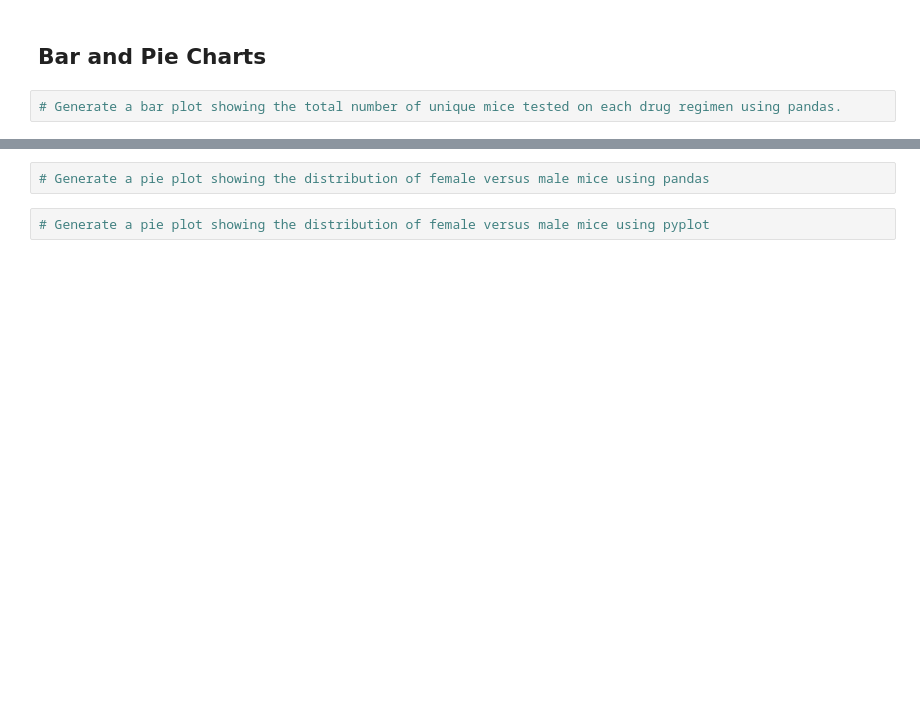
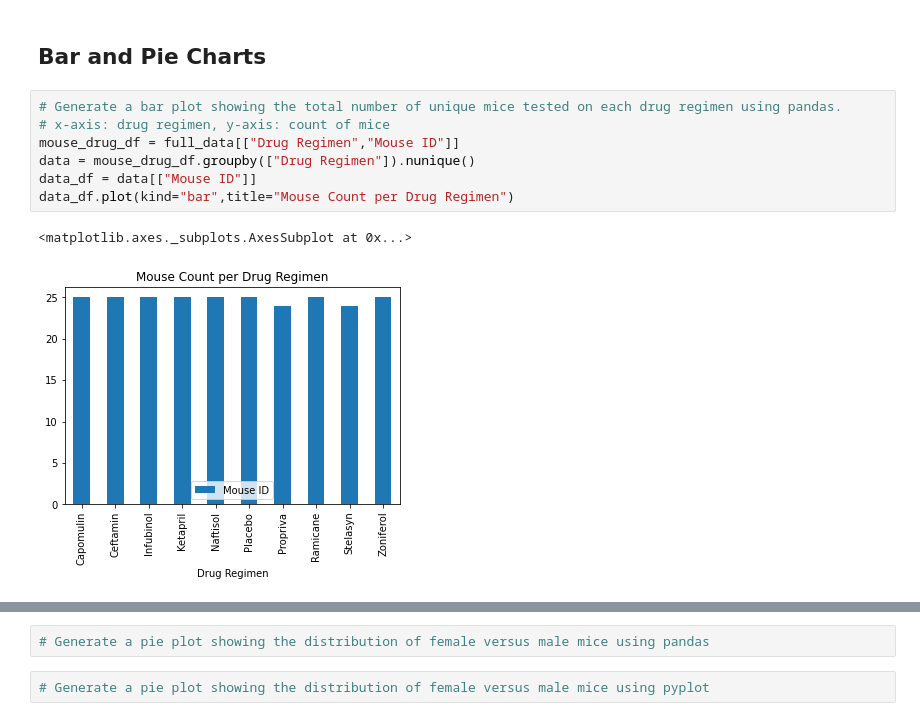
Before and after one commit to fanchea84/Matplotlib-challenge, a Jupyter notebook: Pymaceuticals.ipynb, the cells around one changed output, grey strips where cells are left out. Saved outputs shown, nothing was run; the diff lists cells and outputs as text; blank space fills up the shorter version.

```diff
--- a/Pymaceuticals.ipynb
+++ b/Pymaceuticals.ipynb
@@ -133,5 +139,13 @@ summary_stats_df
 ## Bar and Pie Charts
 # %%
 # Generate a bar plot showing the total number of unique mice tested on each drug regimen using pandas.
+# x-axis: drug regimen, y-axis: count of mice
+mouse_drug_df = full_data[["Drug Regimen","Mouse ID"]]
+data = mouse_drug_df.groupby(["Drug Regimen"]).nunique()
+data_df = data[["Mouse ID"]]
+data_df.plot(kind="bar",title="Mouse Count per Drug Regimen")
+# %% [output]
+<matplotlib.axes._subplots.AxesSubplot at 0x...>
+[figure, added]
 # %%
 # Generate a bar plot showing the total number of unique mice tested on each drug regimen using pyplot.
```
Also changed, not shown: parts of 4 cells of this notebook.
